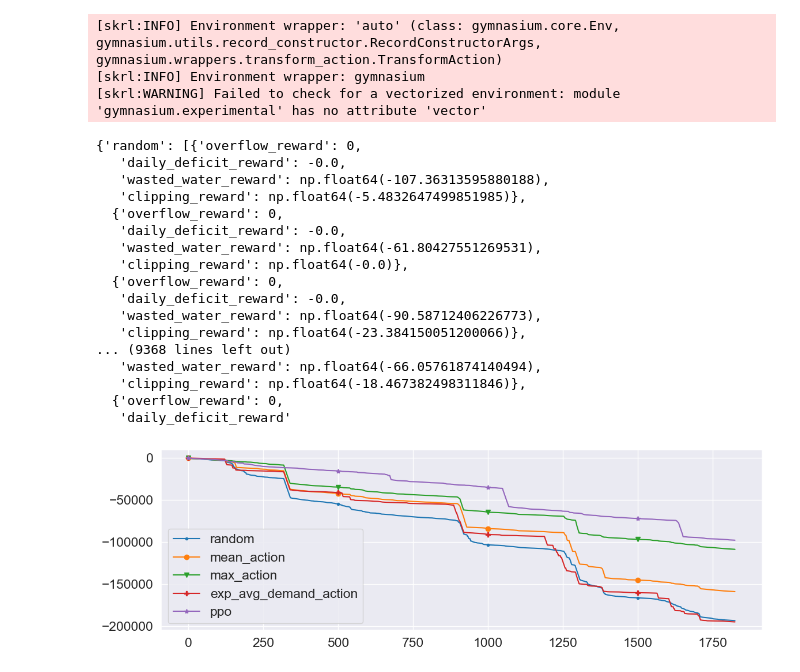
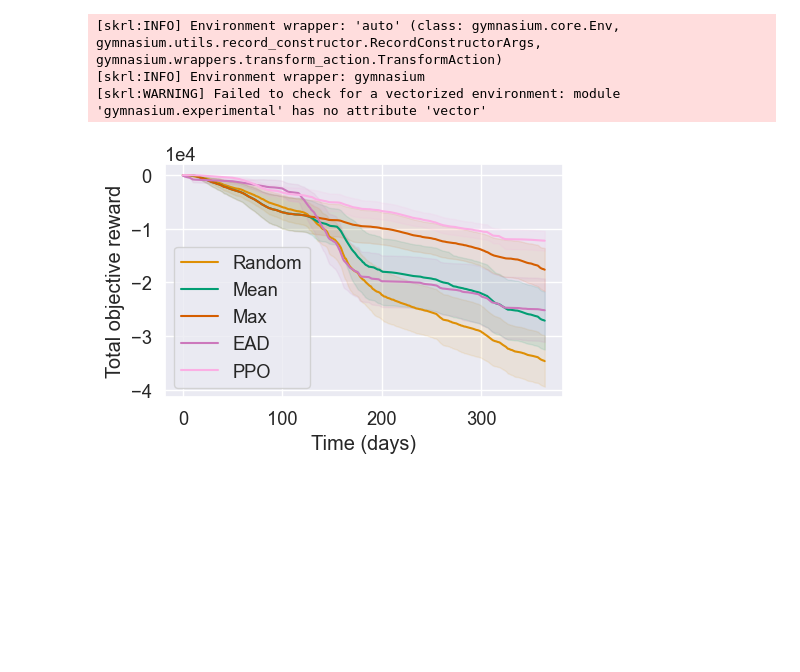
Before and after one commit to Daveonwave/gym4ReaL, a Jupyter notebook: examples/dam/baselines.ipynb, the cells around one changed output. Drawn from its saved outputs; the diff is of its cells as text; code cells hidden in the pictures; blank space fills up the shorter version.

```diff
--- a/examples/dam/baselines.ipynb
+++ b/examples/dam/baselines.ipynb
@@ -127,12 +146,15 @@ rewards[alg] = []
 for episode in tqdm(range(n_episodes)):
     obs, info = eval_env.reset(options={'rewind_profiles': episode == 0})
     done = False
+    rewards_episode = []
 
     while not done:
         action = info['exponential_average_demand']
         obs, reward, terminated, truncated, info = eval_env.step(action)  # Return observation and reward
         done = terminated or truncated
-        rewards[alg].append(info['weighted_reward'])
+        rewards_episode.append(info['weighted_reward'])
+
+    rewards[alg].append(rewards_episode)
 # %% [markdown]
 ### PPO agent
 # %% [markdown]
@@ -261,14 +282,17 @@ with torch.no_grad():
     for episode in tqdm(range(n_episodes)):
         obs, info = scaled_eval_env.reset()
         done = False
+        rewards_episode = []
         timesteps = 0
         while not done:
             output = agent.act(obs, timesteps, 365)
             action = output[-1]['mean_actions']
             obs, reward, terminated, truncated, info = scaled_eval_env.step(action)  # Return observation and reward
             done = terminated or truncated
-            rewards[alg].append(info['weighted_reward'])
+            rewards_episode.append(info['weighted_reward'])
             timesteps += 1
+
+        rewards[alg].append(rewards_episode)
 # %% [output]
 [skrl:INFO] Environment wrapper: 'auto' (class: gymnasium.core.Env, gymnasium.utils.record_constructor.RecordConstructorArgs, gymnasium.wrappers.transform_action.TransformAction)
 [skrl:INFO] Environment wrapper: gymnasium
@@ -283,37 +300,33 @@ def plot_cum_rewards(res: dict, algs: list, sampling_rate=1):
 # %%
 algs_to_compare = ['random', 'mean_action', 'max_action', 'exp_avg_demand_action', 'ppo']
-# %%
-rewards
-# %% [output]
-{'random': [{'overflow_reward': 0,
-   'daily_deficit_reward': -0.0,
-   'wasted_water_reward': np.float64(-107.36313595880188),
-   'clipping_reward': np.float64(-5.4832647499851985)},
-  {'overflow_reward': 0,
-   'daily_deficit_reward': -0.0,
-   'wasted_water_reward': np.float64(-61.80427551269531),
-   'clipping_reward': np.float64(-0.0)},
-  {'overflow_reward': 0,
-   'daily_deficit_reward': -0.0,
-   'wasted_water_reward': np.float64(-90.58712406226773),
-   'clipping_reward': np.float64(-23.384150051200066)},
-... (9368 lines left out)
-   'wasted_water_reward': np.float64(-66.05761874140494),
-   'clipping_reward': np.float64(-18.467382498311846)},
-  {'overflow_reward': 0,
-   'daily_deficit_reward'
 # %%
 # convert, for all policies, from list of dicts to dict of arrays
-rewards = {key: {
-        r_type: np.array([rewards[key][i][r_type] for i in range(len(rewards[key]))]) for r_type in rewards[key][0].keys()
-    } for key in rewards.keys()
+rewards = {key: [{
+        r_type: np.array([prof[i][r_type] for i in range(len(prof))]) for r_type in prof[0].keys()
+    } for prof in rewards[key]] for key in rewards.keys()
 }
 # %%
-rewards_types_to_plot = ['overflow_reward', 'daily_deficit_reward', 'wasted_water_reward']
+rewards_types_to_plot = ['overflow_reward', 'starving_reward', 'daily_deficit_reward']#, 'wasted_water_reward']#, 'clipping_reward']
+# rewards_types_to_plot = ['starving_reward']
 
-rewards_to_plot = {key: sum([rewards[key][r_type] for r_type in rewards_types_to_plot]) for key in rewards.keys()}
-cum_rewards = {key: np.cumsum(val) for key, val in rewards_to_plot.items()}
-
-plot_cum_rewards(res=cum_rewards, algs=algs_to_compare)
+rewards_to_plot = {key: [sum([prof[r_type] for r_type in rewards_types_to_plot]) for prof in rewards[key]] for key in rewards.keys()}
+cum_rewards = {key: [np.cumsum(prof) for prof in val] for key, val in rewards_to_plot.items()}
-# %% [output]
-[figure, removed]
+# %%
+fig, ax = plt.subplots(1, 1, figsize=(5, 3.5), tight_layout=True)
+
+for alg in cum_rewards.keys():
+    means = np.mean(cum_rewards[alg], axis=0)
+    stds = np.std(cum_rewards[alg], axis=0)
+    ci = 1.96 * stds/np.sqrt(len(cum_rewards[alg]))
+
+    ax.plot(means, label=alg_labels[alg], color=alg_color[alg])
+    ax.fill_between(range(len(means)), means + ci, means - ci, color=alg_color[alg], alpha=0.1)
+    ax.legend()
+
+ax.ticklabel_format(style='sci', axis='y', scilimits=(0, 0))
+ax.set_xlabel('Time (days)')
+ax.set_ylabel('Total objective reward')
+
+fig.savefig('examples/dam/dam_avg_reward.pdf')
+# %% [output]
+[figure, added]
```
Also changed, not shown: parts of 11 cells of this notebook, 23 other files.
